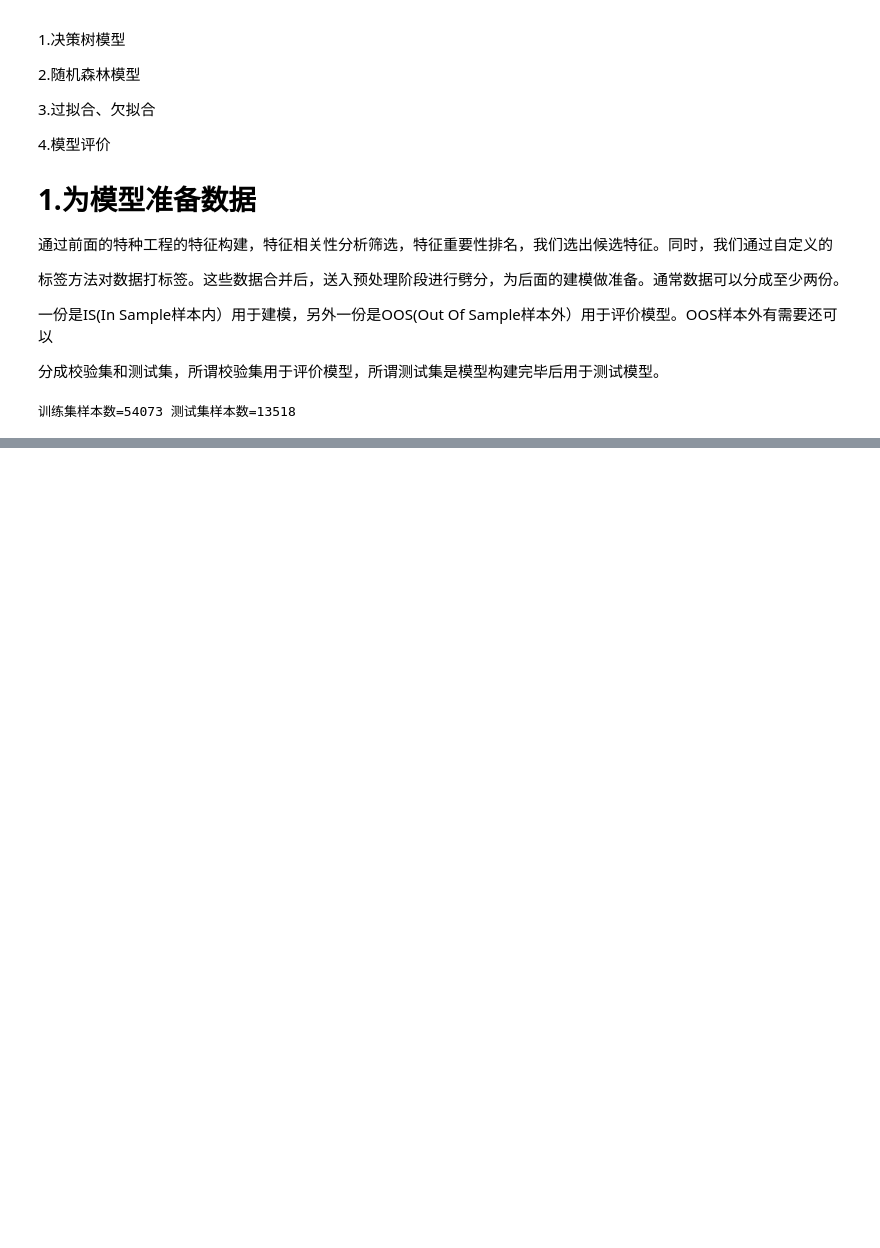
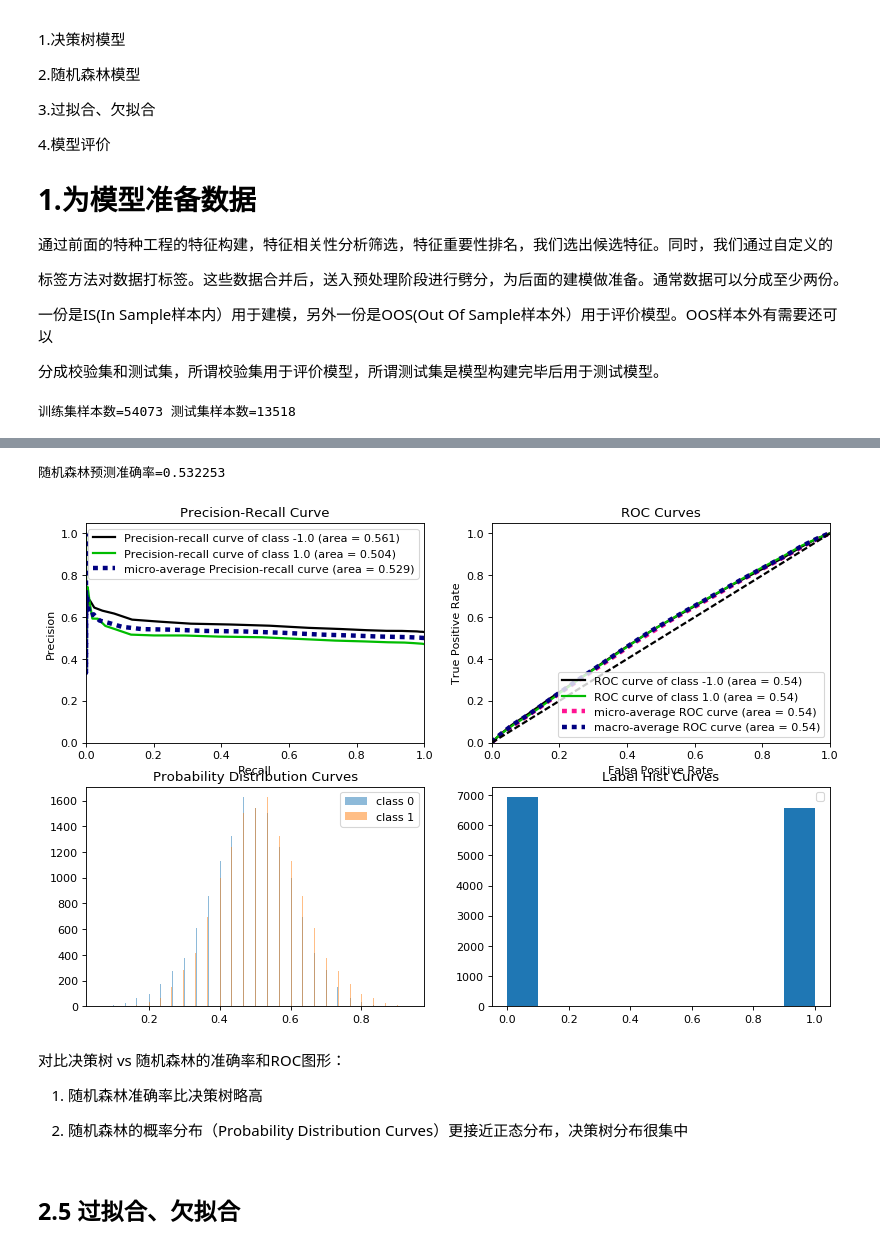
Before and after one commit to quanttrade/AI_Quant_Course, a Jupyter notebook: notebook/03.Working_with_model.ipynb, the cells around one changed output, grey strips where cells are left out. Saved outputs shown, nothing was run; the diff lists cells and outputs as text; code cells hidden in the pictures; blank space fills up the shorter version.

```diff
--- a/notebook/03.Working_with_model.ipynb
+++ b/notebook/03.Working_with_model.ipynb
@@ -458,0 +525,30 @@ boosting的算法过程如下：
+# %%
+#随机森林模型
+from sklearn.ensemble import RandomForestClassifier
+
+clf2=RandomForestClassifier(n_estimators=30,criterion='entropy')
+clf_fit2=clf2.fit(Xtrain.values,ytrain.values) #训练
+
+ypred_rf=clf_fit2.predict(Xtest.values)   #预测分类
+yprob_rf=clf_fit2.predict_proba(Xtest.values) #预测不同类概率
+
+acc=accuracy_score(ytest,ypred_rf)
+
+print('随机森林预测准确率=%f'%acc)
+# %% [output]
+随机森林预测准确率=0.532253
+# %%
+#随机森林画图
+plt.figure(num=2,figsize=(12, 8), dpi=80)
+draw_pic(ytest,yprob_rf)
+plt.show()
+# %% [output]
+[figure, added]
+# %% [markdown]
+对比决策树 vs 随机森林的准确率和ROC图形：
+
+1. 随机森林准确率比决策树略高
+
+2. 随机森林的概率分布（Probability Distribution Curves）更接近正态分布，决策树分布很集中
+# %% [markdown]
+<h2> 2.5 过拟合、欠拟合 </h2>
```
Also changed, not shown: parts of 6 cells of this notebook.
